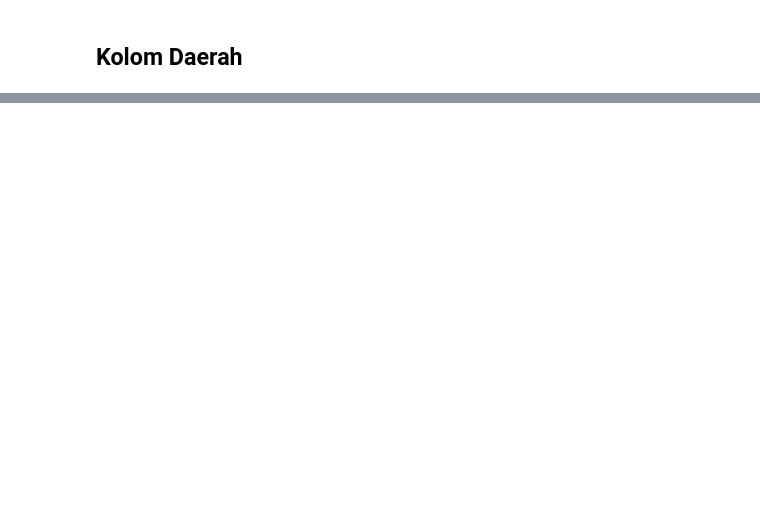
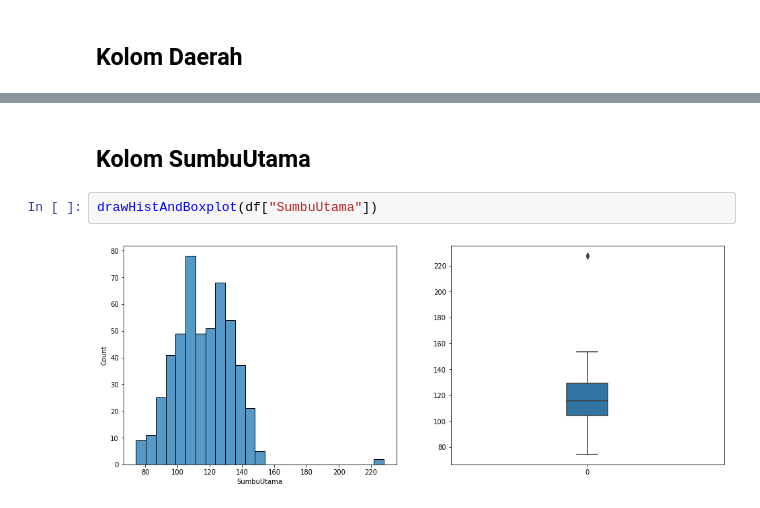
Before and after one commit to reymyr/Hypothesis-Testing, a Jupyter notebook: Tubes.ipynb, the cells around one changed output, grey strips where cells are left out. Cells and saved outputs as stored; diff of their text form; blank space fills up the shorter version.

```diff
--- a/Tubes.ipynb
+++ b/Tubes.ipynb
@@ -182,0 +183,6 @@ yang dikaitkan dengan histogram plot
+# %% [markdown]
+## Kolom SumbuUtama
+# %%
+drawHistAndBoxplot(df["SumbuUtama"])
+# %% [output]
+[figure, added]
```
Also changed, not shown: parts of 54 cells of this notebook.
